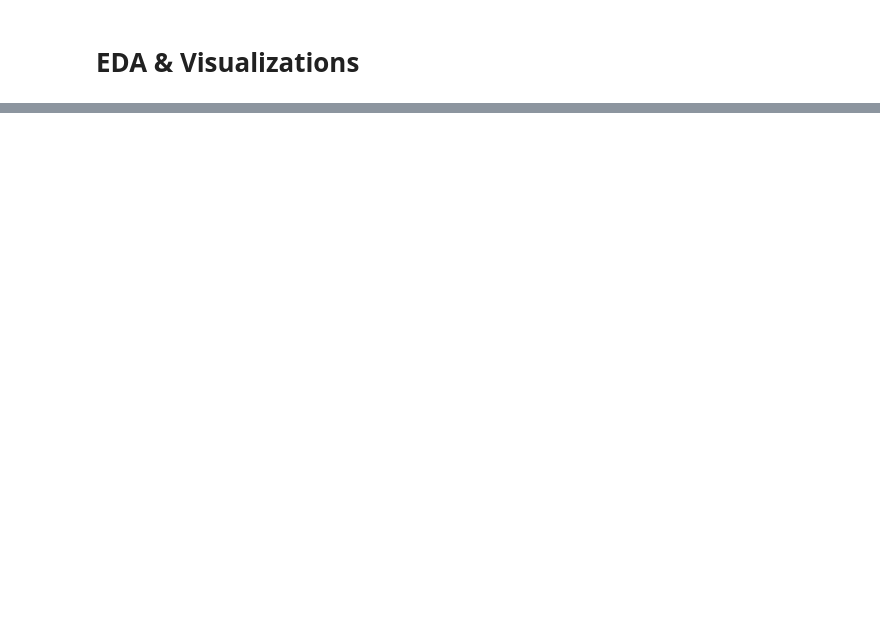
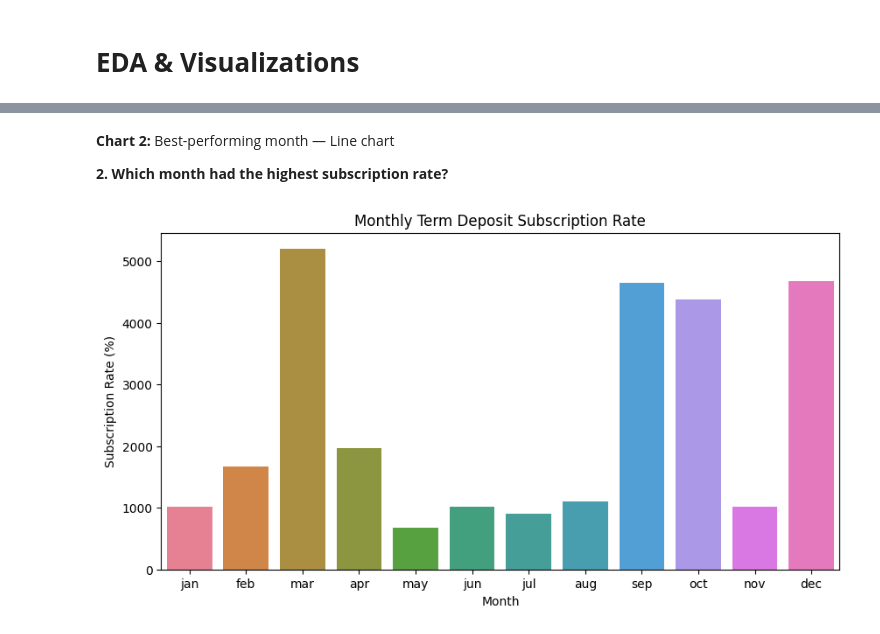
Before and after one commit to suganthavk-ai/Bank-Marketing-Campaign-Analysis, a Jupyter notebook: Bank_Marketing_Campaign_Analysis.ipynb, the cells around one changed output, grey strips where cells are left out. Drawn from its saved outputs; the diff is of its cells as text; code cells hidden in the pictures; blank space fills up the shorter version.

```diff
--- a/Bank_Marketing_Campaign_Analysis.ipynb
+++ b/Bank_Marketing_Campaign_Analysis.ipynb
@@ -775,0 +487,23 @@ plt.show()
+# %% [markdown]
+**Chart 2:** Best-performing month — Line chart
+
+**2. Which month had the highest subscription rate?**
+# %%
+month_rate = df.groupby("month", observed=True)["subscribed"].mean() * 100
+
+month_order = ["jan", "feb", "mar", "apr", "may", "jun",
+               "jul", "aug", "sep", "oct", "nov", "dec"]
+
+month_rate = month_rate.reindex(month_order).dropna()
+
+plt.figure(figsize=(10, 5))
+
+sns.barplot(x=month_rate.index, y=month_rate.values,
+            hue=month_rate.index, palette="husl", legend=False)
+
+plt.title("Monthly Term Deposit Subscription Rate")
+plt.xlabel("Month")
+plt.ylabel("Subscription Rate (%)")
+plt.show()
+# %% [output]
+[figure, added]
```
Also changed, not shown: parts of 72 cells of this notebook.
